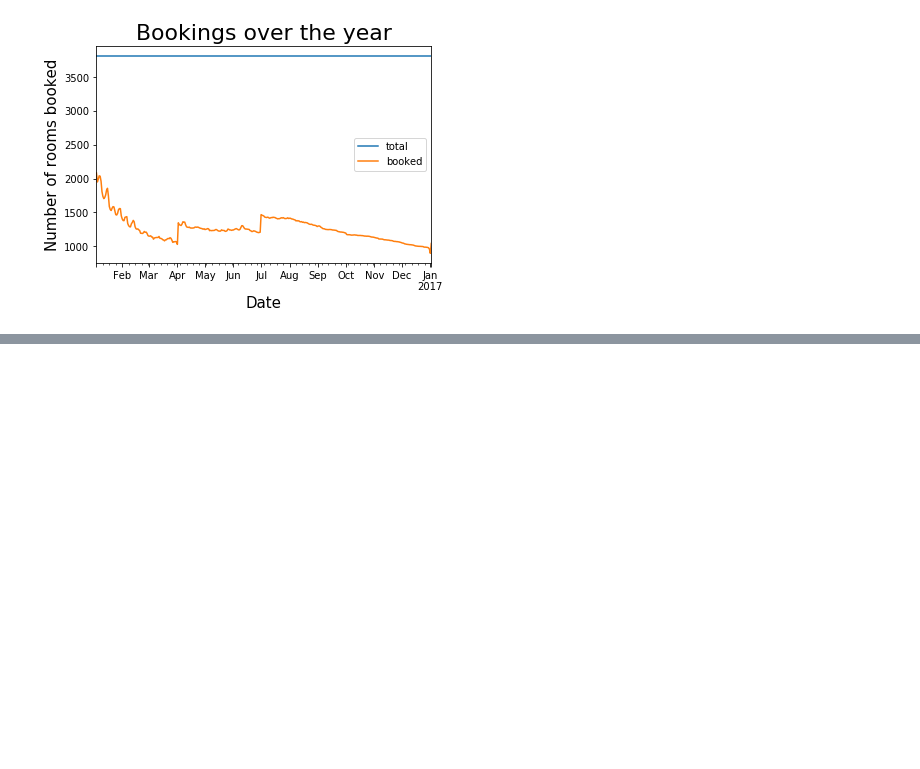
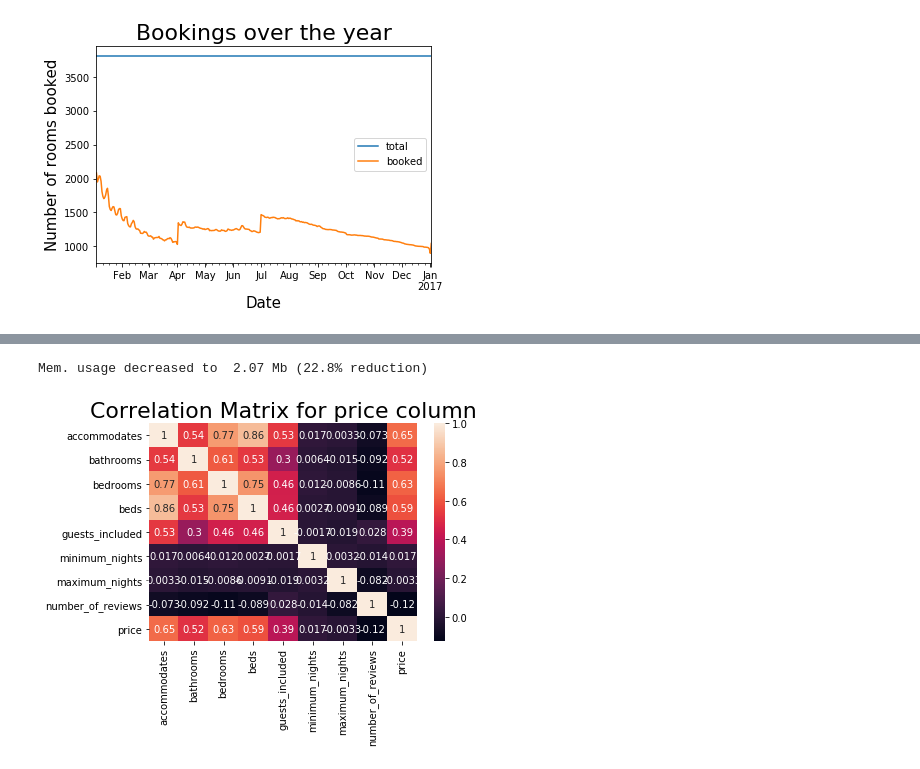
Before and after one commit to Ravi5ingh/seattle-airbnb-analysis, a Jupyter notebook: jupyter/main.ipynb, the cells around one changed output, grey strips where cells are left out. Drawn from its saved outputs; the diff is of its cells as text; code cells hidden in the pictures; blank space fills up the shorter version.

```diff
--- a/jupyter/main.ipynb
+++ b/jupyter/main.ipynb
@@ -85,0 +141,36 @@ Data collected for 2017-01-01 00:00:00
+# %%
+import import_ipynb
+from util import *
+
+import seaborn as sns
+
+"""
+Plot a correlation matrix that shows how price correlates with other columns
+"""
+
+listings = read_csv('../data/listings.csv')
+
+correlation_df = pd.DataFrame()
+correlation_df['accommodates'] = listings['accommodates']
+correlation_df['bathrooms'] = listings['bathrooms']
+correlation_df['bedrooms'] = listings['bedrooms']
+correlation_df['beds'] = listings['beds']
+correlation_df['guests_included'] = listings['guests_included']
+correlation_df['minimum_nights'] = listings['minimum_nights']
+correlation_df['maximum_nights'] = listings['maximum_nights']
+correlation_df['number_of_reviews'] = listings['number_of_reviews']
+correlation_df['price'] = listings['price'].replace('$', '').replace(',', '').apply(lambda x: float(x.replace('$', '').replace(',', '')))
+
+
+corr_matrix = correlation_df.corr()
+
+standardize_plot_fonts()
+
+sns.heatmap(corr_matrix, xticklabels=corr_matrix.columns, yticklabels=corr_matrix.columns, annot=True)
+
+plt.title('Correlation Matrix for price column')
+
+plt.show()
+# %% [output]
+Mem. usage decreased to  2.07 Mb (22.8% reduction)
+[figure, added]
```
Also changed, not shown: parts of 8 cells of this notebook, 13 other files.
